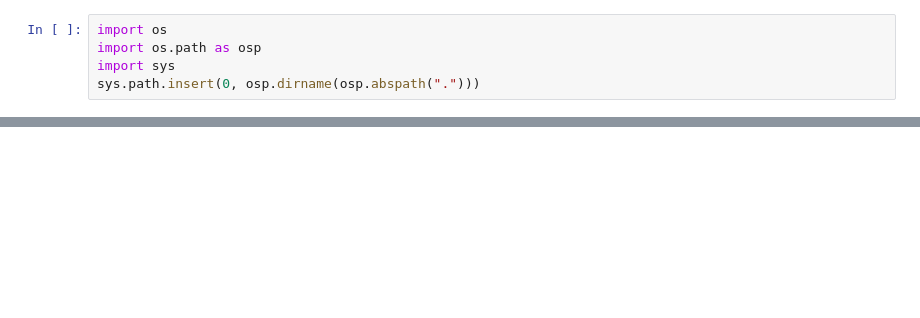
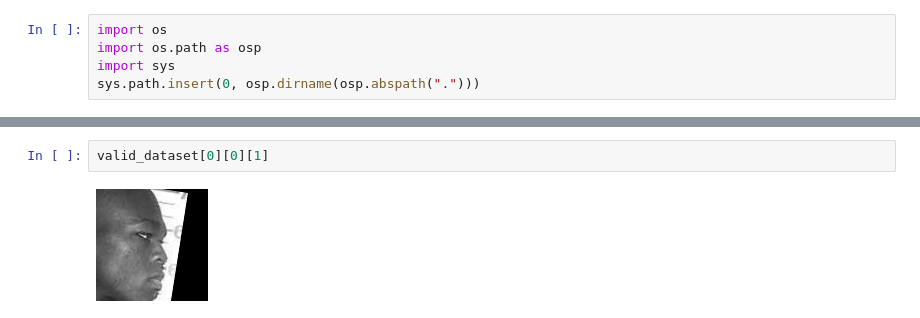
Before and after one commit to eric8607242/Face_Recognition_example, a Jupyter notebook: notebook/data-analysis.ipynb, the cells around one changed output, grey strips where cells are left out. Drawn from its saved outputs; the diff is of its cells as text; blank space fills up the shorter version.

```diff
--- a/notebook/data-analysis.ipynb
+++ b/notebook/data-analysis.ipynb
@@ -46,0 +26,4 @@ len(dataset)
+# %%
+valid_dataset[0][0][1]
+# %% [output]
+[figure, added]
```
Also changed, not shown: parts of 5 cells of this notebook, 7 other files.
